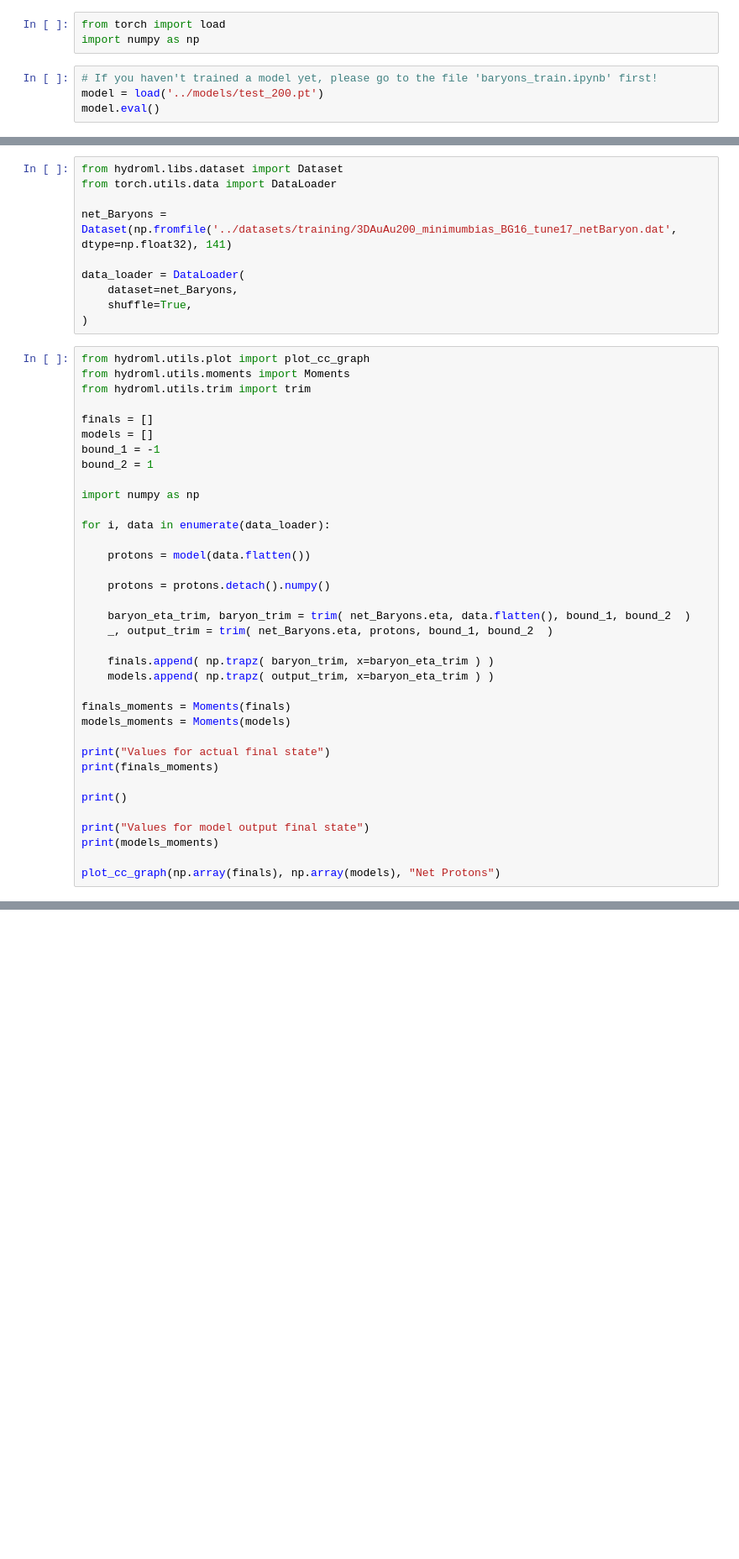
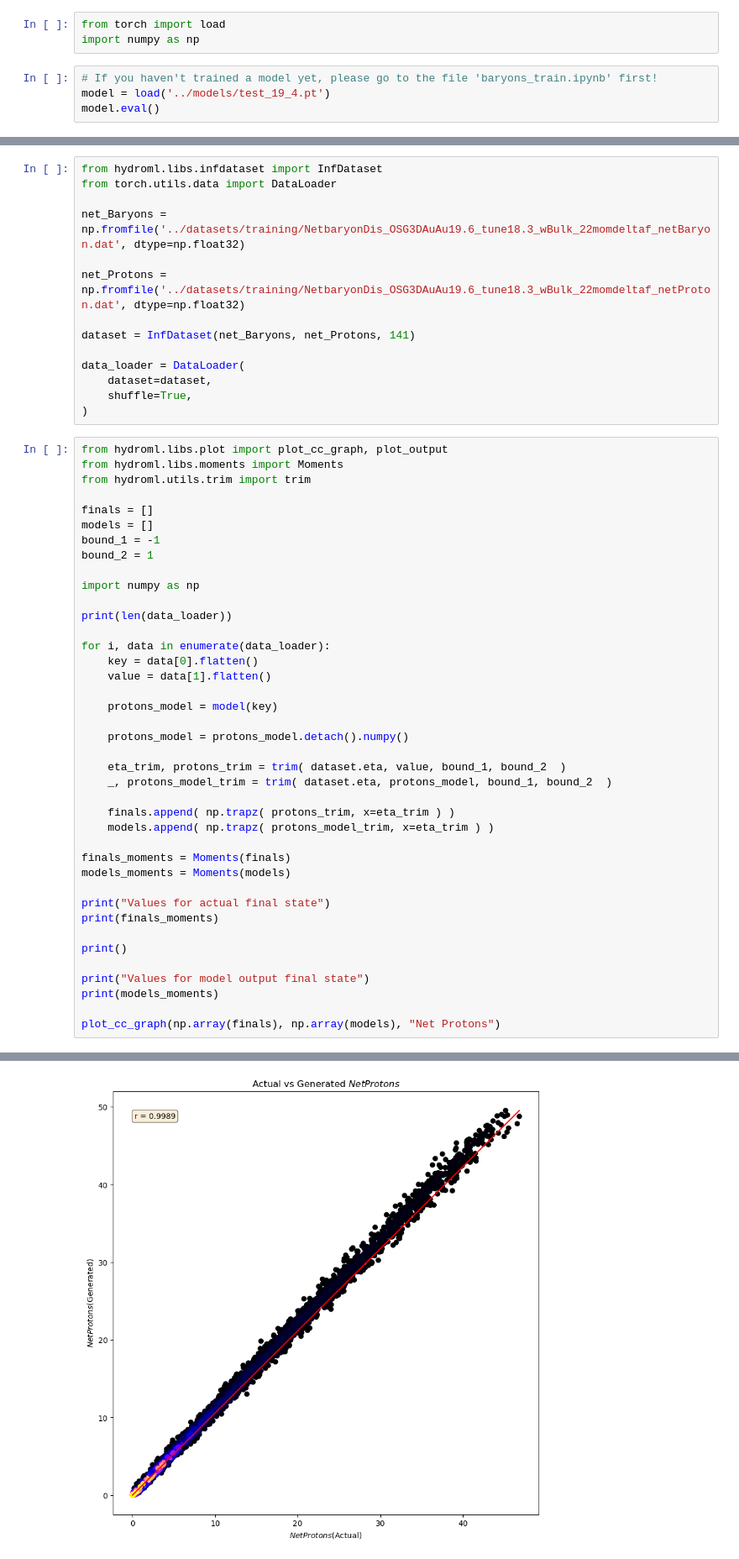
Before and after one commit to bboud/hydro-ml, a Jupyter notebook: notebooks/baryons_inference.ipynb, the cells around one changed output, grey strips where cells are left out. Shown at 84% size. Cells and saved outputs as stored; diff of their text form; blank space fills up the shorter version.

```diff
--- a/notebooks/baryons_inference.ipynb
+++ b/notebooks/baryons_inference.ipynb
@@ -3,7 +3,7 @@ from torch import load
 import numpy as np
 # %%
 # If you haven't trained a model yet, please go to the file 'baryons_train.ipynb' first!
-model = load('../models/test_200.pt')
+model = load('../models/test_19_4.pt')
 model.eval()
 # %% [output]
 BaryonModel(
@@ -14,18 +14,22 @@ BaryonModel(
   (sigmoid): Sigmoid()
 )
 # %%
-from hydroml.libs.dataset import Dataset
+from hydroml.libs.infdataset import InfDataset
 from torch.utils.data import DataLoader
 
-net_Baryons = Dataset(np.fromfile('../datasets/training/3DAuAu200_minimumbias_BG16_tune17_netBaryon.dat', dtype=np.float32), 141)
+net_Baryons = np.fromfile('../datasets/training/NetbaryonDis_OSG3DAuAu19.6_tune18.3_wBulk_22momdeltaf_netBaryon.dat', dtype=np.float32)
+
+net_Protons = np.fromfile('../datasets/training/NetbaryonDis_OSG3DAuAu19.6_tune18.3_wBulk_22momdeltaf_netProton.dat', dtype=np.float32)
+
+dataset = InfDataset(net_Baryons, net_Protons, 141)
 
 data_loader = DataLoader(
-    dataset=net_Baryons,
+    dataset=dataset,
     shuffle=True,
 )
 # %%
-from hydroml.utils.plot import plot_cc_graph
-from hydroml.utils.moments import Moments
+from hydroml.libs.plot import plot_cc_graph, plot_output
+from hydroml.libs.moments import Moments
 from hydroml.utils.trim import trim
 
 finals = []
@@ -35,17 +39,21 @@ bound_2 = 1
 
 import numpy as np
 
+print(len(data_loader))
+
 for i, data in enumerate(data_loader):
+    key = data[0].flatten()
+    value = data[1].flatten()
 
-    protons = model(data.flatten())
+    protons_model = model(key)
 
-    protons = protons.detach().numpy()
+    protons_model = protons_model.detach().numpy()
 
-    baryon_eta_trim, baryon_trim = trim( net_Baryons.eta, data.flatten(), bound_1, bound_2  )
-    _, output_trim = trim( net_Baryons.eta, protons, bound_1, bound_2  )
+    eta_trim, protons_trim = trim( dataset.eta, value, bound_1, bound_2  )
+    _, protons_model_trim = trim( dataset.eta, protons_model, bound_1, bound_2  )
 
-    finals.append( np.trapz( baryon_trim, x=baryon_eta_trim ) )
-    models.append( np.trapz( output_trim, x=baryon_eta_trim ) )
+    finals.append( np.trapz( protons_trim, x=eta_trim ) )
+    models.append( np.trapz( protons_model_trim, x=eta_trim ) )
 
 finals_moments = Moments(finals)
 models_moments = Moments(models)
@@ -63,0 +91 @@ AttributeError: 'BaryonModel' object has no attribute 'linear_2'
+[figure, added]
```
Also changed, not shown: parts of 2 cells of this notebook, 9 other files.
